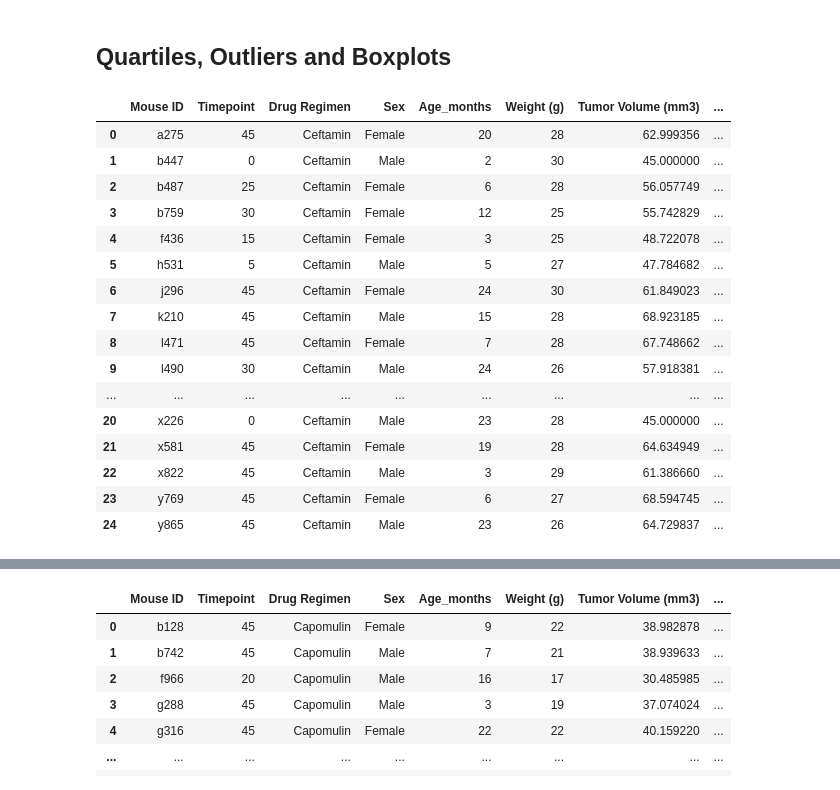
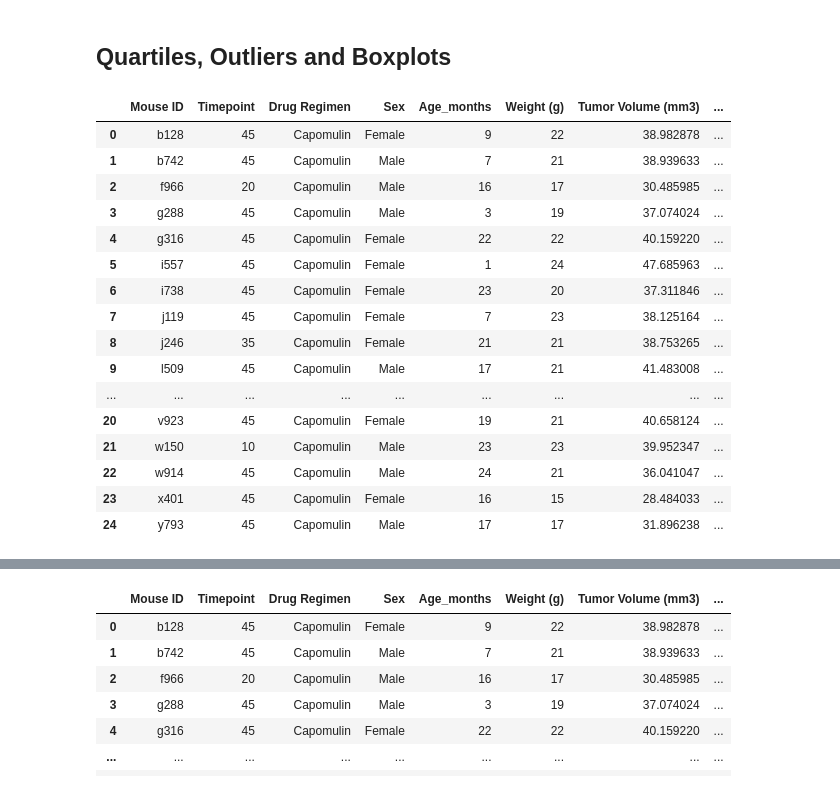
Before and after one commit to yperez0914/The-Power-of-Plots, a Jupyter notebook: Analysis/main.ipynb, the cells around one changed output, grey strips where cells are left out. Saved outputs shown, nothing was run; the diff lists cells and outputs as text; code cells hidden in the pictures.

```diff
--- a/Analysis/main.ipynb
+++ b/Analysis/main.ipynb
@@ -231,47 +215,47 @@ Capomulin_vol = pd.DataFrame(Capomulin_final_time_pt)
 Capomulin_merge = pd.merge(Capomulin_vol, clean_data_mouse_df, on = ("Mouse ID", "Timepoint"), how = "left")
 
 
 #Ramicane final time point
 Ramicane_df = clean_data_mouse_df.loc[clean_data_mouse_df["Drug Regimen"] == "Ramicane", :]
 Ramicane_final_time_pt = Ramicane_df.groupby("Mouse ID").max()["Timepoint"]
 Ramicane_final_time_pt
 Ramicane_vol = pd.DataFrame(Ramicane_final_time_pt)
 # Merge this group df with the original dataframe to get the tumor volume at the last timepoint
 Ramicane_merge = pd.merge(Ramicane_vol, clean_data_mouse_df, on = ("Mouse ID", "Timepoint"), how = "left")
 
 
 #Infubinol final time point
 Infubinol_df = clean_data_mouse_df.loc[clean_data_mouse_df["Drug Regimen"] == "Infubinol", :]
 Infubinol_final_time_pt = Infubinol_df.groupby("Mouse ID").max()["Timepoint"]
 Infubinol_final_time_pt
 Infubinol_vol = pd.DataFrame(Infubinol_final_time_pt)
 # Merge this group df with the original dataframe to get the tumor volume at the last timepoint
 Infubinol_merge = pd.merge(Infubinol_vol, clean_data_mouse_df, on = ("Mouse ID", "Timepoint"), how = "left")
 Infubinol_merge.head()
 
 #Ceftamin final time point
 Ceftamin_df = clean_data_mouse_df.loc[clean_data_mouse_df["Drug Regimen"] == "Ceftamin", :]
 Ceftamin_final_time_pt = Ceftamin_df.groupby("Mouse ID").max()["Timepoint"]
 Ceftamin_final_time_pt
 Ceftamin_vol = pd.DataFrame(Ceftamin_final_time_pt)
 # Merge this group df with the original dataframe to get the tumor volume at the last timepoint
 Ceftamin_merge = pd.merge(Ceftamin_vol, clean_data_mouse_df, on = ("Mouse ID", "Timepoint"), how = "left")
-Ceftamin_merge
+Capomulin_merge
 # %% [output]
 |  | Mouse ID | Timepoint | Drug Regimen | Sex | Age_months | Weight (g) | Tumor Volume (mm3) | ... |
-| 0 | a275 | 45 | Ceftamin | Female | 20 | 28 | 62.999356 | ... |
-| 1 | b447 | 0 | Ceftamin | Male | 2 | 30 | 45.000000 | ... |
-| 2 | b487 | 25 | Ceftamin | Female | 6 | 28 | 56.057749 | ... |
-| 3 | b759 | 30 | Ceftamin | Female | 12 | 25 | 55.742829 | ... |
-| 4 | f436 | 15 | Ceftamin | Female | 3 | 25 | 48.722078 | ... |
-| 5 | h531 | 5 | Ceftamin | Male | 5 | 27 | 47.784682 | ... |
-| 6 | j296 | 45 | Ceftamin | Female | 24 | 30 | 61.849023 | ... |
-| 7 | k210 | 45 | Ceftamin | Male | 15 | 28 | 68.923185 | ... |
-| 8 | l471 | 45 | Ceftamin | Female | 7 | 28 | 67.748662 | ... |
-| 9 | l490 | 30 | Ceftamin | Male | 24 | 26 | 57.918381 | ... |
+| 0 | b128 | 45 | Capomulin | Female | 9 | 22 | 38.982878 | ... |
+| 1 | b742 | 45 | Capomulin | Male | 7 | 21 | 38.939633 | ... |
+| 2 | f966 | 20 | Capomulin | Male | 16 | 17 | 30.485985 | ... |
+| 3 | g288 | 45 | Capomulin | Male | 3 | 19 | 37.074024 | ... |
+| 4 | g316 | 45 | Capomulin | Female | 22 | 22 | 40.159220 | ... |
+| 5 | i557 | 45 | Capomulin | Female | 1 | 24 | 47.685963 | ... |
+| 6 | i738 | 45 | Capomulin | Female | 23 | 20 | 37.311846 | ... |
+| 7 | j119 | 45 | Capomulin | Female | 7 | 23 | 38.125164 | ... |
+| 8 | j246 | 35 | Capomulin | Female | 21 | 21 | 38.753265 | ... |
+| 9 | l509 | 45 | Capomulin | Male | 17 | 21 | 41.483008 | ... |
 | ... | ... | ... | ... | ... | ... | ... | ... | ... |
-| 20 | x226 | 0 | Ceftamin | Male | 23 | 28 | 45.000000 | ... |
-| 21 | x581 | 45 | Ceftamin | Female | 19 | 28 | 64.634949 | ... |
-| 22 | x822 | 45 | Ceftamin | Male | 3 | 29 | 61.386660 | ... |
-| 23 | y769 | 45 | Ceftamin | Female | 6 | 27 | 68.594745 | ... |
-| 24 | y865 | 45 | Ceftamin | Male | 23 | 26 | 64.729837 | ... |
+| 20 | v923 | 45 | Capomulin | Female | 19 | 21 | 40.658124 | ... |
+| 21 | w150 | 10 | Capomulin | Male | 23 | 23 | 39.952347 | ... |
+| 22 | w914 | 45 | Capomulin | Male | 24 | 21 | 36.041047 | ... |
+| 23 | x401 | 45 | Capomulin | Female | 16 | 15 | 28.484033 | ... |
+| 24 | y793 | 45 | Capomulin | Male | 17 | 17 | 31.896238 | ... |
```
Also changed, not shown: parts of 13 cells of this notebook.
